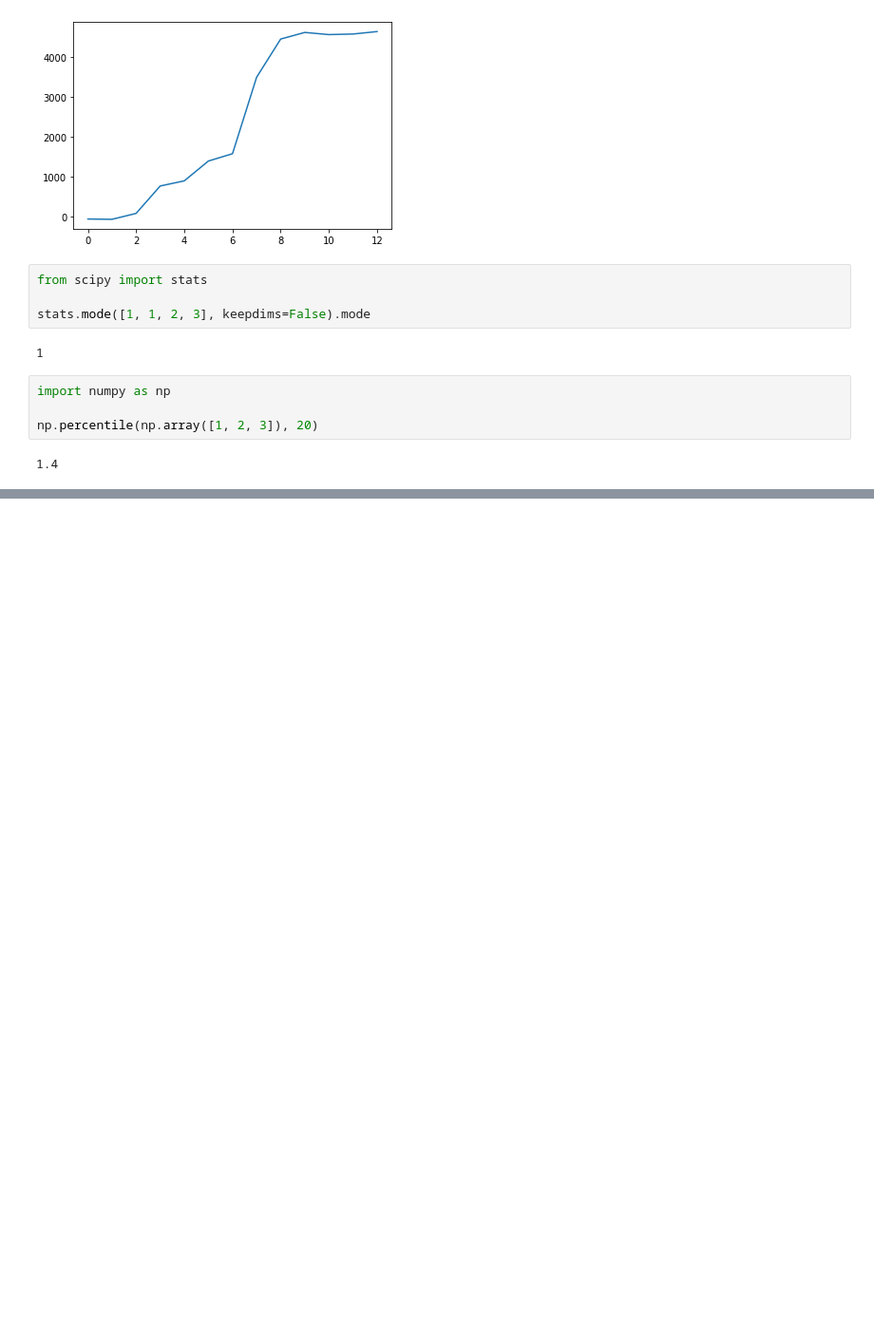
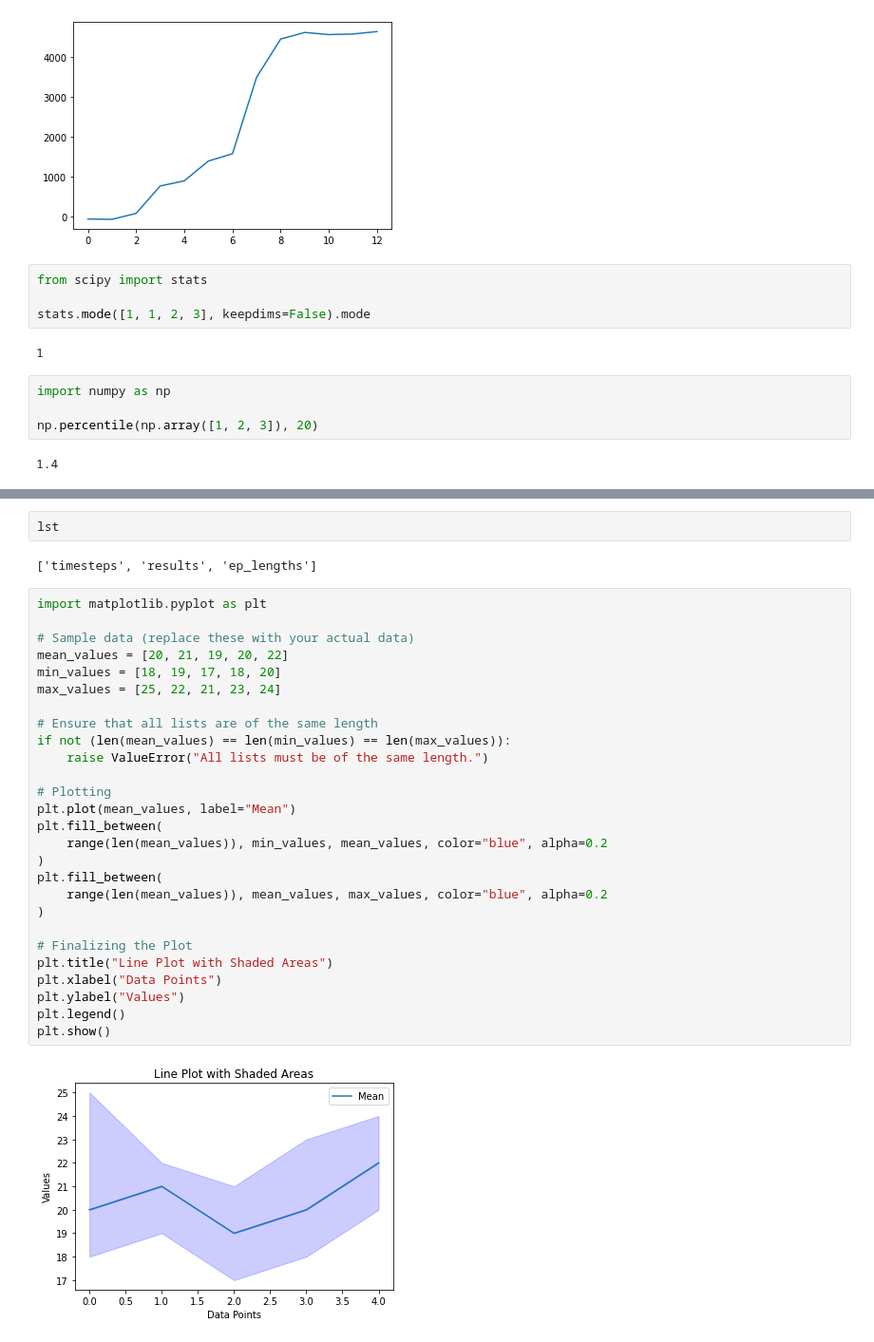
Before and after one commit to sgoel97/PIDAIL, a Jupyter notebook: testing.ipynb, the cells around one changed output, grey strips where cells are left out. Shown at 95% size. Cells and saved outputs as stored; diff of their text form; blank space fills up the shorter version.

```diff
--- a/testing.ipynb
+++ b/testing.ipynb
@@ -108,0 +145,33 @@ np.percentile(np.array([1, 2, 3]), 20)
+# %%
+lst
+# %% [output]
+['timesteps', 'results', 'ep_lengths']
+# %%
+import matplotlib.pyplot as plt
+
+# Sample data (replace these with your actual data)
+mean_values = [20, 21, 19, 20, 22]
+min_values = [18, 19, 17, 18, 20]
+max_values = [25, 22, 21, 23, 24]
+
+# Ensure that all lists are of the same length
+if not (len(mean_values) == len(min_values) == len(max_values)):
+    raise ValueError("All lists must be of the same length.")
+
+# Plotting
+plt.plot(mean_values, label="Mean")
+plt.fill_between(
+    range(len(mean_values)), min_values, mean_values, color="blue", alpha=0.2
+)
+plt.fill_between(
+    range(len(mean_values)), mean_values, max_values, color="blue", alpha=0.2
+)
+
+# Finalizing the Plot
+plt.title("Line Plot with Shaded Areas")
+plt.xlabel("Data Points")
+plt.ylabel("Values")
+plt.legend()
+plt.show()
+# %% [output]
+[figure, added]
```
Also changed, not shown: parts of 2 cells of this notebook, 8 other files.
